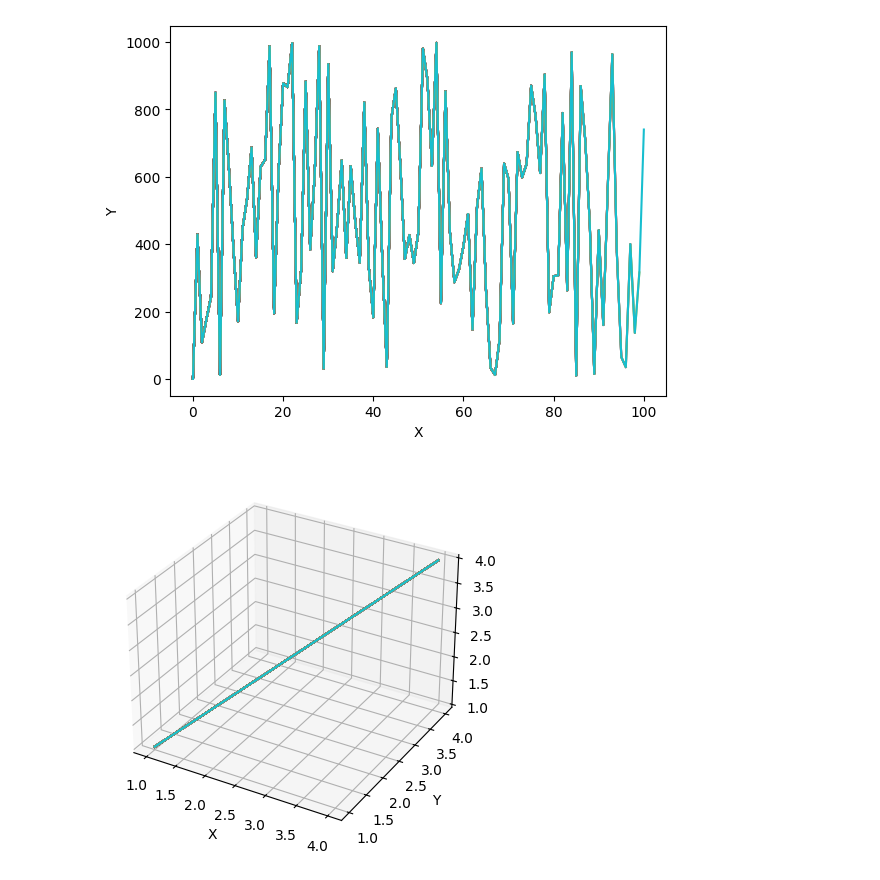
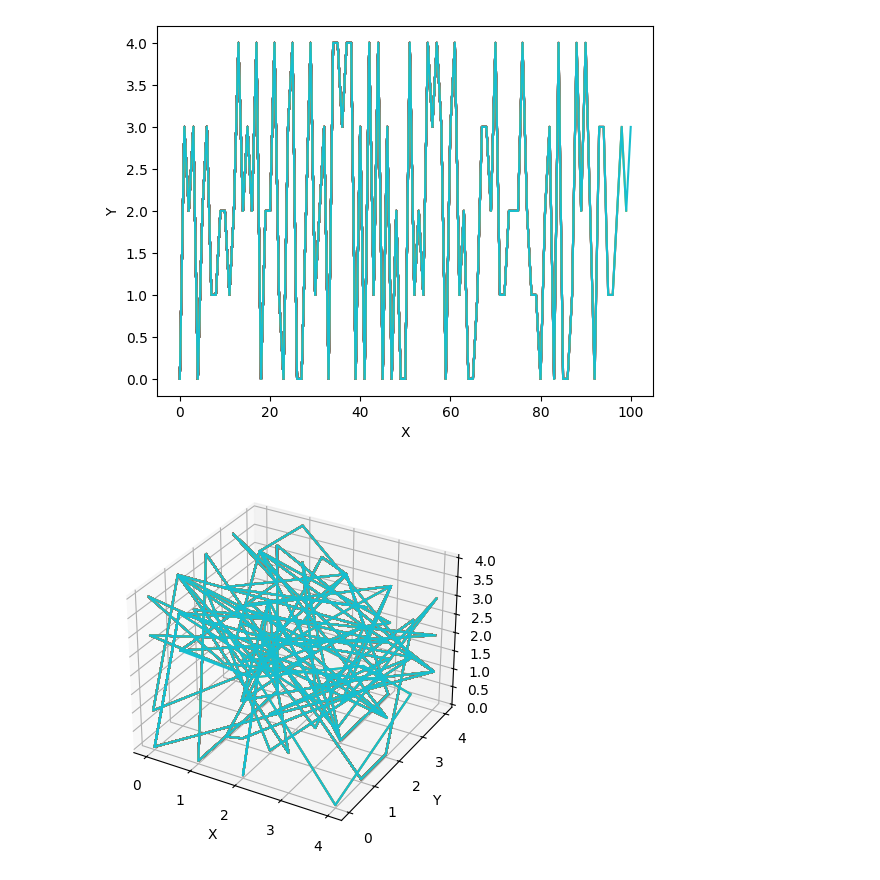
Before and after one commit to deep-sea-tactics/software-2024-2025, a Jupyter notebook: python_src/simulation/plotting/test.ipynb, the cells around one changed output. Drawn from its saved outputs; the diff is of its cells as text; code cells hidden in the pictures.

Commit message:
feat: updated tick 3D

```diff
--- a/python_src/simulation/plotting/test.ipynb
+++ b/python_src/simulation/plotting/test.ipynb
@@ -4,39 +4,42 @@ if not ('numpy' in sys.modules and 'matplotlib' in sys.modules):
     !{sys.executable} -m pip install numpy
     !{sys.executable} -m pip install matplotlib
 
 import numpy as np
 import matplotlib.pyplot as plt
-import time
 import random
 
 plt.ion() #Interactive ON
 fig2D = plt.figure().add_subplot()
 fig3D = plt.figure().add_subplot(projection='3d')
 
 fig2D.set_xlabel('X')
 fig2D.set_ylabel('Y')
 fig3D.set_xlabel('X')
 fig3D.set_ylabel('Y')
 fig3D.set_zlabel('Z')
 
 fig2DData = [[0], [0]]
+fig3DData = [[0], [0], [0]]
 interval = 1
 
 def tick():
     tick_2d(random.randrange(0, 5))
-    tick_3d()
+    tick_3d(random.randrange(0, 5), random.randrange(0, 5), random.randrange(0, 5))
 
 def tick_2d(data_input):
-    prev_time = fig2DData[0][len(fig2DData[0])-1]
-    fig2DData[0].append(prev_time + interval)
-    fig2DData[1].append(data_input)
+    prev_time = fig2DData[0][len(fig2DData[0])-1] #Log previous time
+    fig2DData[0].append(prev_time + interval) #X-Data (Previous time + tick interval)
+    fig2DData[1].append(data_input) #Y-Data (The actual data)
     fig2D.plot(fig2DData[0], fig2DData[1])
 
-def tick_3d():
-    fig3D.plot([1,2,3,4], [1,2,3,4], [1,2,3,4])
+def tick_3d(x_input, y_input, z_input):
+    fig3DData[0].append(x_input)
+    fig3DData[1].append(y_input)
+    fig3DData[2].append(z_input)
+    fig3D.plot(fig3DData[0], fig3DData[1], fig3DData[2])
 
 for i in range(100):
     tick()
 # %% [output]
-[figure, old version]
+[figure, new version]
-[figure, old version]
+[figure, new version]
```
Also changed, not shown: 1 other file.
